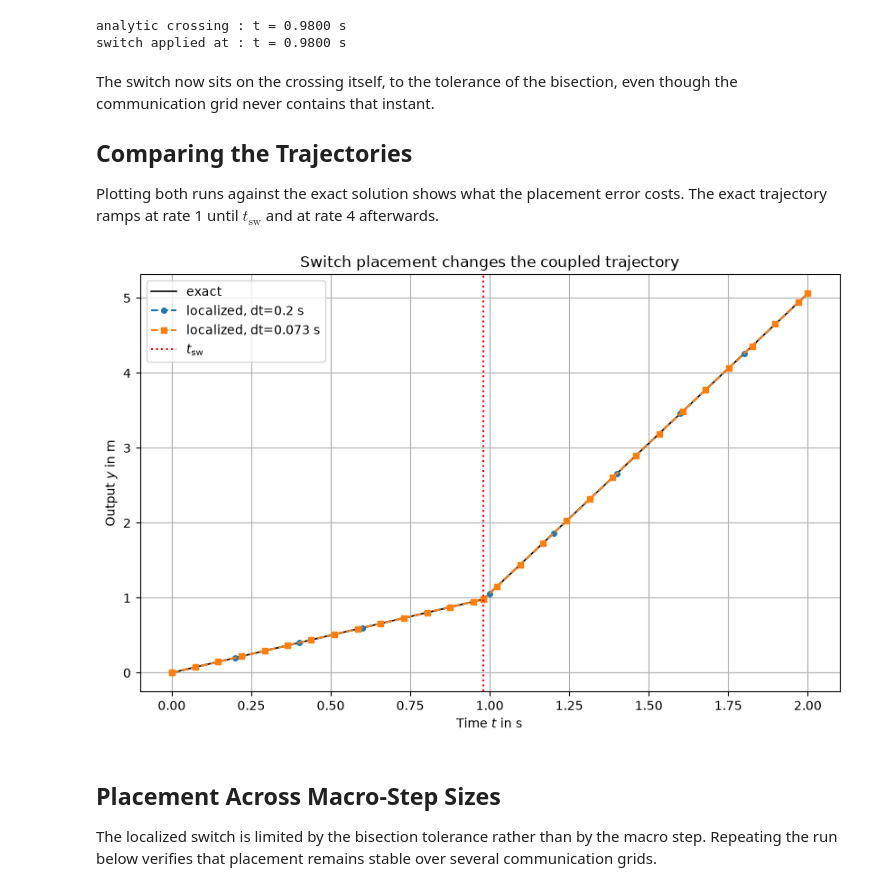
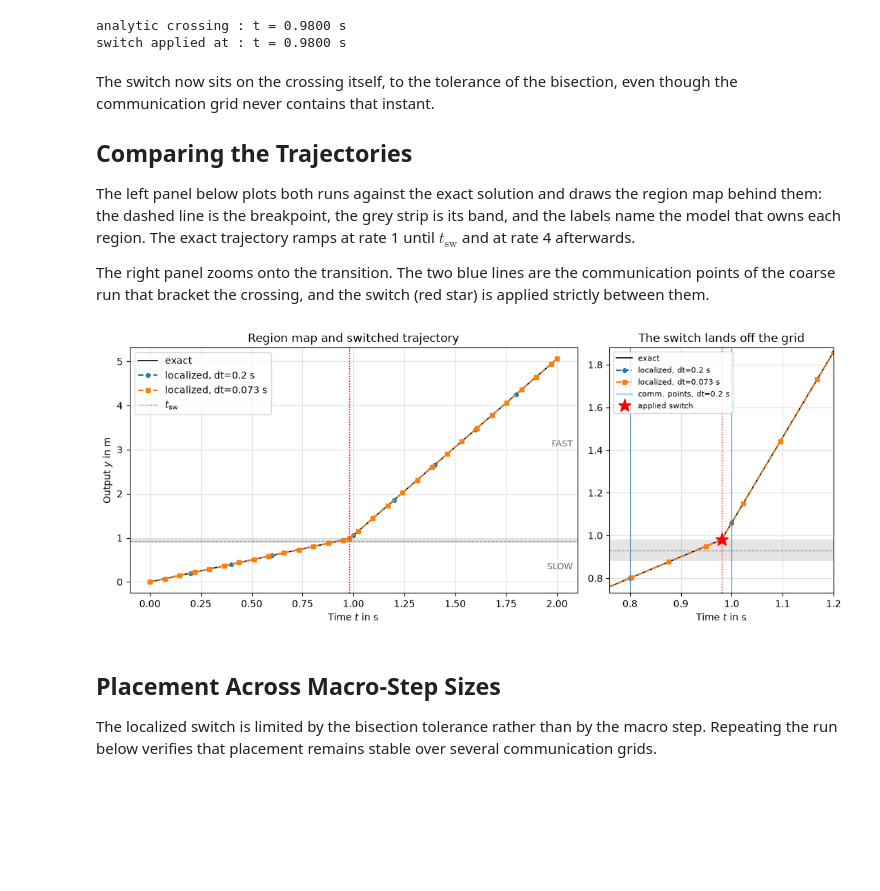
Before and after one commit to FlorianFrech/SystemSimulation, a Jupyter notebook: docs/03_core_tutorials/03_advanced/04_multi_component_switching.ipynb, the cells around one changed output. Cells and saved outputs as stored; diff of their text form; code cells hidden in the pictures; blank space fills up the shorter version.

```diff
--- a/docs/03_core_tutorials/03_advanced/04_multi_component_switching.ipynb
+++ b/docs/03_core_tutorials/03_advanced/04_multi_component_switching.ipynb
@@ -189,36 +213,55 @@ communication grid never contains that instant.
 
 ## Comparing the Trajectories
 
-Plotting both runs against the exact solution shows what the placement error costs. The exact
-trajectory ramps at rate 1 until $t_\mathrm{sw}$ and at rate 4 afterwards.
+The left panel below plots both runs against the exact solution and draws the region map behind
+them: the dashed line is the breakpoint, the grey strip is its band, and the labels name the model
+that owns each region. The exact trajectory ramps at rate 1 until $t_\mathrm{sw}$ and at rate 4
+afterwards.
+
+The right panel zooms onto the transition. The two blue lines are the communication points of the
+coarse run that bracket the crossing, and the switch (red star) is applied strictly between them.
 # %%
 def exact_trajectory(t: np.ndarray) -> np.ndarray:
     """Analytic y(t): rate 1 before the crossing, rate 4 after it."""
     return np.where(t <= T_CROSS, t, SWITCH_LEVEL + 4.0 * (t - T_CROSS))
 
 
-def history(system: System) -> tuple[np.ndarray, np.ndarray]:
-    t_vals, data = system.get_history()["Plant"]
-    return np.asarray(t_vals, dtype=float), np.asarray(data["y"], dtype=float)
-
-
 t_coarse, y_coarse = history(coarse_system)
 t_fine_run, y_fine = history(fine_system)
-t_fine = np.linspace(0.0, T_END, 400)
+t_dense = np.linspace(0.0, T_END, 400)
 
-plt.figure(figsize=(10, 6))
-plt.plot(t_fine, exact_trajectory(t_fine), "k-", lw=1.2, label="exact")
-plt.plot(t_coarse, y_coarse, "o--", ms=4, label="localized, dt=0.2 s")
-plt.plot(t_fine_run, y_fine, "s--", ms=4, label="localized, dt=0.073 s")
-plt.axvline(T_CROSS, color="red", ls=":", label=r"$t_\mathrm{sw}$")
-plt.xlabel(r"Time $t$ in s")
-plt.ylabel(r"Output $y$ in m")
-plt.title("Switch placement changes the coupled trajectory")
-plt.grid(True)
-plt.legend(loc="upper left")
+fig, (ax_full, ax_zoom) = plt.subplots(
+    1, 2, figsize=(11, 4.5), gridspec_kw={"width_ratios": [2, 1]}
+)
+for ax in (ax_full, ax_zoom):
+    ax.plot(t_dense, exact_trajectory(t_dense), "k-", lw=1.2, label="exact")
+    ax.plot(t_coarse, y_coarse, "o--", ms=4, label="localized, dt=0.2 s")
+    ax.plot(t_fine_run, y_fine, "s--", ms=4, label="localized, dt=0.073 s")
+    ax.axvline(T_CROSS, color="red", ls=":", lw=1.0)
+    ax.set_xlabel(r"Time $t$ in s")
+    ax.grid(True, alpha=0.4)
+
+ax_full.set_ylabel(r"Output $y$ in m")
+ax_full.axvline(T_CROSS, color="red", ls=":", lw=1.0, label=r"$t_\mathrm{sw}$")
+ax_full.set_title("Region map and switched trajectory")
+ax_full.legend(loc="upper left")
+shade_regions(ax_full, (BREAKPOINT,), BAND, ("SLOW", "FAST"))
+
+# The coarse run advances on a 0.2 s grid; these two points bracket the crossing.
+left_point = float(np.floor(T_CROSS / 0.2) * 0.2)
+ax_zoom.axvline(left_point, color="tab:blue", lw=0.9, alpha=0.7, label="comm. points, dt=0.2 s")
+ax_zoom.axvline(left_point + 0.2, color="tab:blue", lw=0.9, alpha=0.7)
+ax_zoom.plot(switch_times(coarse_plant)[:1], [SWITCH_LEVEL], "r*", ms=14, label="applied switch")
+ax_zoom.set_xlim(T_CROSS - 0.22, T_CROSS + 0.22)
+ax_zoom.set_ylim(SWITCH_LEVEL - 0.25, SWITCH_LEVEL + 0.9)
+ax_zoom.set_title("The switch lands off the grid")
+ax_zoom.legend(loc="upper left", fontsize=8)
+shade_regions(ax_zoom, (BREAKPOINT,), BAND, ("SLOW", "FAST"), labels=False)
+
+fig.tight_layout()
 plt.show()
 # %% [output]
-[figure, old version]
+[figure, new version]
 # %% [markdown]
 ## Placement Across Macro-Step Sizes
 
```
Also changed, not shown: parts of 10 cells of this notebook, 5 other files.
